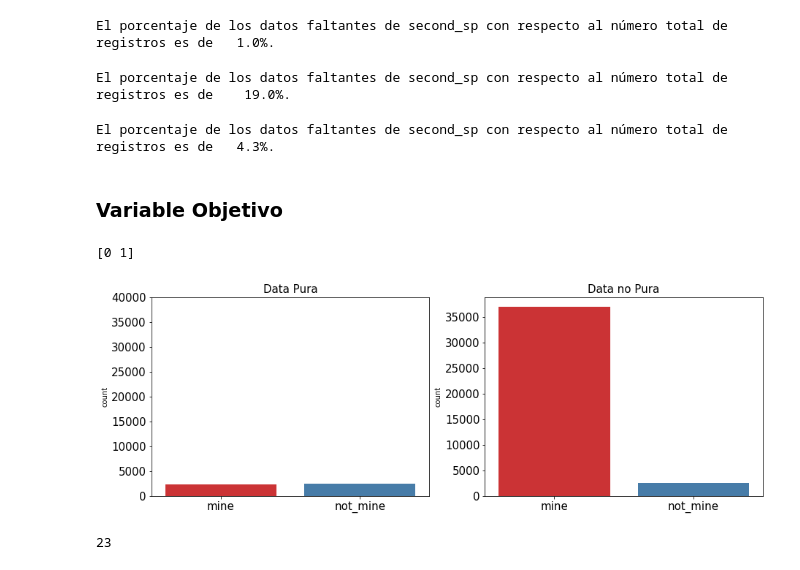
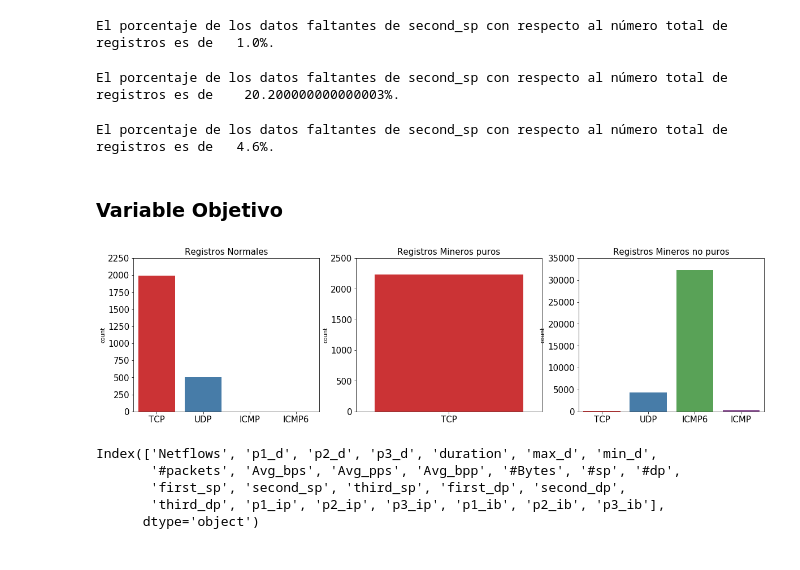
Before and after one commit to Kaiziferr/-Miner_Detector, a Jupyter notebook: PDG/Untitled.ipynb, the cells around one changed output. Saved outputs shown, nothing was run; the diff lists cells and outputs as text; code cells hidden in the pictures.

```diff
--- a/PDG/Untitled.ipynb
+++ b/PDG/Untitled.ipynb
@@ -14,5 +9,5 @@ Feature_Selection =['#Bytes', '#dp', '#packets', '#sp', 'Avg_bpp', 'Avg_bps',
 # %% [markdown]
 # Data Load
 # %%
-data_A = pd.read_csv('data_identificada.csv').drop(['index','Name','Second_Protocol','Third_Protocol'],axis = 1)
-data_B = pd.read_csv('data_no_identificada.csv').drop(['index','Name','Second_Protocol','Third_Protocol'], axis = 1)
+data_A = pd.read_csv('data_identificada.csv').drop(['Second_Protocol','Third_Protocol'],axis = 1)
+data_B = pd.read_csv('data_no_identificada.csv').drop(['Second_Protocol','Third_Protocol'], axis = 1)
@@ -84,30 +71,40 @@ El porcentaje de los datos faltantes de second_sp con respecto al número total
 porce_sec_sp = np.round(avaliable_B['second_sp'] / data_B.shape[0], 3) * 100
 print(colored(f'El porcentaje de los datos faltantes de second_sp con respecto al número total de registros es de    {porce_sec_sp}%.', attrs=['bold']))
 # %% [output]
-El porcentaje de los datos faltantes de second_sp con respecto al número total de registros es de    19.0%.
+El porcentaje de los datos faltantes de second_sp con respecto al número total de registros es de    20.200000000000003%.
 # %%
 porce_sec_sp = np.round(avaliable_B['second_dp'] / data_B.shape[0], 3) * 100
 print(colored(f'El porcentaje de los datos faltantes de second_sp con respecto al número total de registros es de   {porce_sec_sp}%.', attrs=['bold']))
 # %% [output]
-El porcentaje de los datos faltantes de second_sp con respecto al número total de registros es de   4.3%.
+El porcentaje de los datos faltantes de second_sp con respecto al número total de registros es de   4.6%.
 # %% [markdown]
 ### Variable Objetivo
 # %%
-fig, ax = plt.subplots(nrows = 1, ncols=2, figsize = (15,5))
+fig, ax = plt.subplots(nrows = 1, ncols=3, figsize = (20,5))
 ax = ax.flat
-sns.countplot(x='Type', data=data_A, palette="Set1",order = ['mine','not_mine'], ax = ax[0])
-sns.countplot(x='Type', data=data_B, palette="Set1", ax = ax[1])
-ax[0].set_title("Data Pura", size = 15)
+sns.countplot(x='First_Protocol', data=data_A[data_A.Type == 'not_mine'], palette="Set1", ax = ax[0])
+sns.countplot(x='First_Protocol', data=data_A[data_A.Type == 'mine'], palette="Set1", ax = ax[1])
+sns.countplot(x='First_Protocol', data=data_B, palette="Set1", ax = ax[2])
+ax[0].set_title("Registros Normales", size = 15)
+ax[1].set_title("Registros Mineros puros", size = 15)
+ax[2].set_title("Registros Mineros no puros", size = 15)
+
 ax[0].tick_params(labelsize = 15)
+ax[1].tick_params(labelsize = 15)
+ax[2].tick_params(labelsize = 15)
+
 ax[0].set_xlabel("")
-ax[0].set_yticks(ax[1].get_yticks())
-ax[1].set_title("Data no Pura", size = 15)
+ax[1].set_xlabel("")
+ax[2].set_xlabel("")
+
+ax[0].set_yticks(ax[0].get_yticks())
+ax[1].set_yticks(ax[1].get_yticks())
+ax[2].set_yticks(ax[2].get_yticks())
+
+
+
+ax[0].tick_params(labelsize = 15)
 ax[1].tick_params(labelsize = 15)
-ax[1].set_xlabel("")
+ax[2].tick_params(labelsize = 15)
 # %% [output]
-[0 1]
-[figure, old version]
+[figure, new version]
-# %%
-len(Feature_Selection)
-# %% [output]
-23
@@ -114 +113,9 @@ len(Feature_Selection)
+# %%
+Feature_Selection
+# %% [output]
+Index(['Netflows', 'p1_d', 'p2_d', 'p3_d', 'duration', 'max_d', 'min_d',
+       '#packets', 'Avg_bps', 'Avg_pps', 'Avg_bpp', '#Bytes', '#sp', '#dp',
+       'first_sp', 'second_sp', 'third_sp', 'first_dp', 'second_dp',
+       'third_dp', 'p1_ip', 'p2_ip', 'p3_ip', 'p1_ib', 'p2_ib', 'p3_ib'],
+      dtype='object')
 # %%
```
Also changed, not shown: parts of 9 cells of this notebook, 7 other files.
